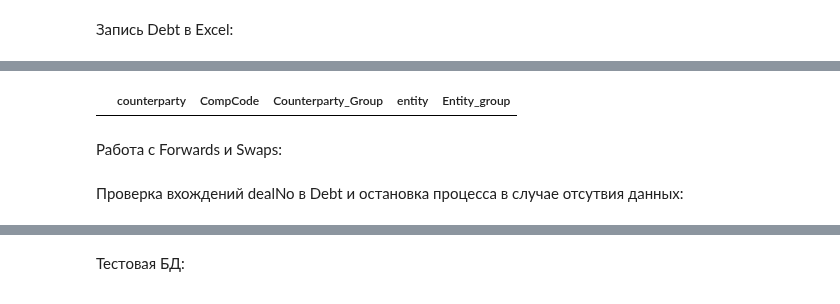
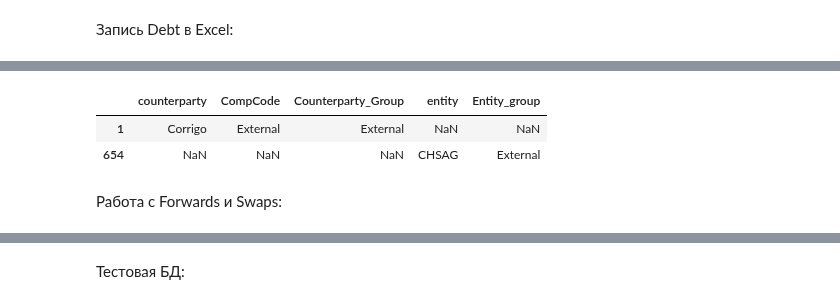
Before and after one commit to Lirollel/Work_AIM_Jupyter-Python-Pandas, a Jupyter notebook: OCP/Quantum/Quantum_Debt_and_Deriv.ipynb, the cells around one changed output, grey strips where cells are left out. Cells and saved outputs as stored; diff of their text form; code cells hidden in the pictures.

```diff
--- a/OCP/Quantum/Quantum_Debt_and_Deriv.ipynb
+++ b/OCP/Quantum/Quantum_Debt_and_Deriv.ipynb
@@ -132,12 +126,14 @@ check[check.dealSet == check.dealSet.unique().tolist()[3]]
 # %%
 manual_map = data_Debt_work.loc[(data_Debt_work['cpartyType'] == 'Internal') & (data_Debt_work['CompCode'] == 'External'), ['counterparty', 'CompCode', 'Counterparty_Group']].drop_duplicates()
 manual_map
 
-manual_map2 = data_Debt_work.loc[data_Debt_work['Entity_group'] == 'External', ['entity', 'Entity_group']]
+manual_map2 = data_Debt_work.loc[data_Debt_work['Entity_group'] == 'External', ['entity', 'Entity_group']].drop_duplicates()
 manual_map2
 
 manual_map_print = pd.concat([manual_map, manual_map2], axis=1)
 manual_map_print
 # manual_map_print.to_excel('Manual_map.xlsx', index=False)
 # %% [output]
 |  | counterparty | CompCode | Counterparty_Group | entity | Entity_group |
+| 1 | Corrigo | External | External | NaN | NaN |
+| 654 | NaN | NaN | NaN | CHSAG | External |
@@ -158,2 +141,0 @@ data_Swaps_export = data_Swaps_export[data_Swaps_export['holdingEntity'] == Grou
-# %% [markdown]
-Проверка вхождений dealNo в Debt и остановка процесса в случае отсутвия данных:
```
Also changed, not shown: parts of 27 cells of this notebook, 14 other files.
